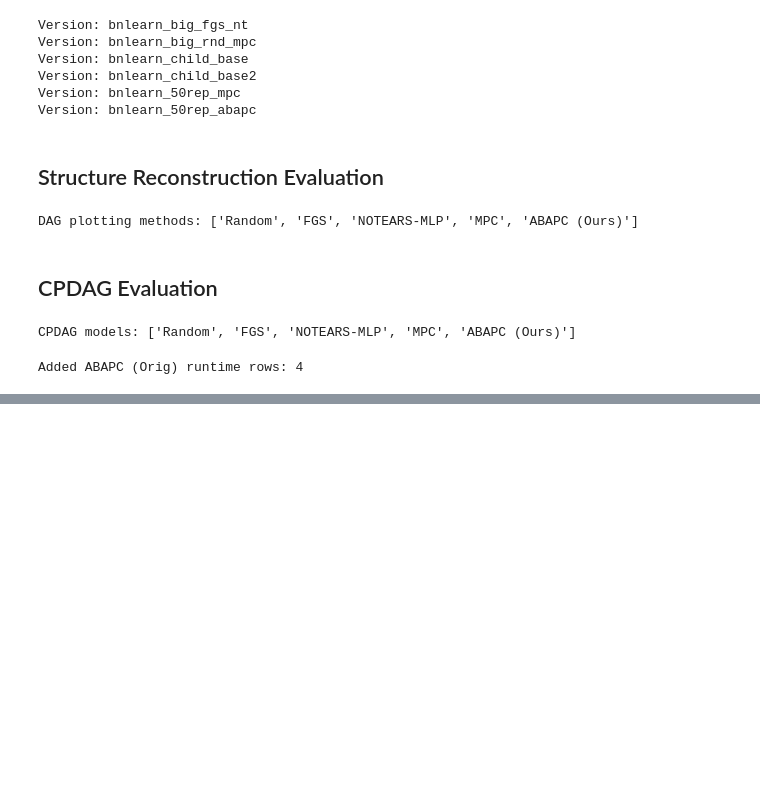
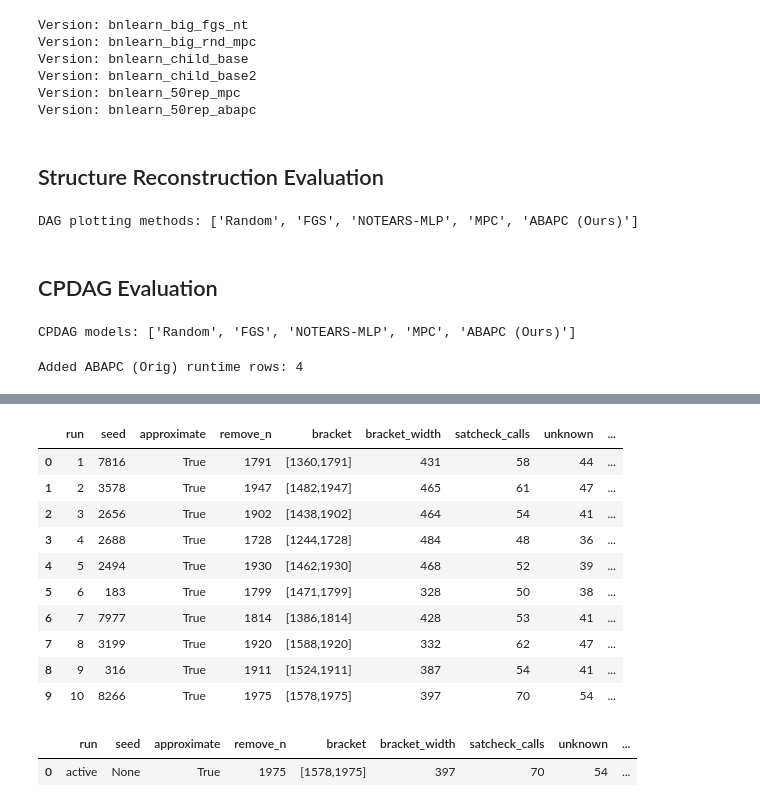
Before and after one commit to briziorusso/ArgCausalDisco, a Jupyter notebook: notebooks/experiments_bnlearn.ipynb, the cells around one changed output, grey strips where cells are left out. Drawn from its saved outputs; the diff is of its cells as text; code cells hidden in the pictures; blank space fills up the shorter version.

```diff
--- a/notebooks/experiments_bnlearn.ipynb
+++ b/notebooks/experiments_bnlearn.ipynb
@@ -875,0 +1089,79 @@ if len(child_matched10) and len(matched10_cpdag_all):
+# %%
+if str(REPO_ROOT / 'scripts') not in sys.path:
+    sys.path.insert(0, str(REPO_ROOT / 'scripts'))
+
+from analyze_abapc_search import load_active_search_state, load_run_summaries
+
+matched10_search_history_version = next(
+    spec['version'] for spec in MATCHED10_RUN_CONFIGS if spec.get('label') == 'abapc_bb_child_matched10'
+)
+matched10_search_history_dataset = 'child'
+
+search_history = pd.DataFrame(load_run_summaries(matched10_search_history_version))
+search_history = search_history[
+    search_history['dataset'].astype(str).str.lower() == matched10_search_history_dataset.lower()
+].copy()
+
+if len(search_history):
+    search_history['run'] = search_history['run_idx'].astype(int) + 1
+    search_history['bracket'] = search_history.apply(
+        lambda row: f"[{row['best_unsat_removed']},{row['best_sat_removed']}]", axis=1
+    )
+    search_history['search_share_pct'] = 100.0 * search_history['satcheck_total_sec'].astype(float) / (
+        search_history['satcheck_total_sec'].astype(float) + search_history['final_solve_sec'].astype(float)
+    ).replace(0, np.nan)
+    search_history['satcheck_labels_text'] = search_history['satcheck_labels'].apply(
+        lambda labels: ', '.join(f"{k}:{v}" for k, v in sorted((labels or {}).items())) if isinstance(labels, dict) else ''
+    )
+    display(
+        search_history[
+            [
+                'run', 'seed', 'approximate', 'remove_n', 'bracket', 'bracket_width',
+                'satcheck_calls', 'unknown', 'satcheck_total_sec', 'final_solve_sec',
+                'elapsed_sec', 'search_share_pct', 'satcheck_labels_text',
+            ]
+        ]
+        .sort_values('run')
+        .reset_index(drop=True)
+    )
+else:
+    print(f'No completed run summaries found for version={matched10_search_history_version}')
+
+active_search = load_active_search_state(matched10_search_history_version, matched10_search_history_dataset)
+if active_search:
+    active_row = pd.DataFrame([
+        {
+            'run': 'active',
+            'seed': None,
+            'approximate': active_search.get('approximate'),
+            'remove_n': active_search.get('remove_n'),
+            'bracket': f"[{active_search.get('best_unsat_removed')},{active_search.get('best_sat_removed')}]",
+            'bracket_width': active_search.get('bracket_width'),
+            'satcheck_calls': active_search.get('calls'),
+            'unknown': (active_search.get('status_counts') or {}).get('unknown', 0),
+            'satcheck_total_sec': np.nan,
+            'final_solve_sec': np.nan,
+            'elapsed_sec': np.nan,
+            'search_share_pct': np.nan,
+            'satcheck_labels_text': ', '.join(
+                f"{k}:{v}" for k, v in sorted((active_search.get('label_counts') or {}).items())
+            ),
+        }
+    ])
+    display(active_row)
+else:
+    print(f'No active checkpoint found for version={matched10_search_history_version}')
+# %% [output]
+|  | run | seed | approximate | remove_n | bracket | bracket_width | satcheck_calls | unknown | ... |
+| 0 | 1 | 7816 | True | 1791 | [1360,1791] | 431 | 58 | 44 | ... |
+| 1 | 2 | 3578 | True | 1947 | [1482,1947] | 465 | 61 | 47 | ... |
+| 2 | 3 | 2656 | True | 1902 | [1438,1902] | 464 | 54 | 41 | ... |
+| 3 | 4 | 2688 | True | 1728 | [1244,1728] | 484 | 48 | 36 | ... |
+| 4 | 5 | 2494 | True | 1930 | [1462,1930] | 468 | 52 | 39 | ... |
+| 5 | 6 | 183 | True | 1799 | [1471,1799] | 328 | 50 | 38 | ... |
+| 6 | 7 | 7977 | True | 1814 | [1386,1814] | 428 | 53 | 41 | ... |
+| 7 | 8 | 3199 | True | 1920 | [1588,1920] | 332 | 62 | 47 | ... |
+| 8 | 9 | 316 | True | 1911 | [1524,1911] | 387 | 54 | 41 | ... |
+| 9 | 10 | 8266 | True | 1975 | [1578,1975] | 397 | 70 | 54 | ... |
+|  | run | seed | approximate | remove_n | bracket | bracket_width | satcheck_calls | unknown | ... |
+| 0 | active | None | True | 1975 | [1578,1975] | 397 | 70 | 54 | ... |
```
Also changed, not shown: parts of 11 cells of this notebook, 2 other files.
